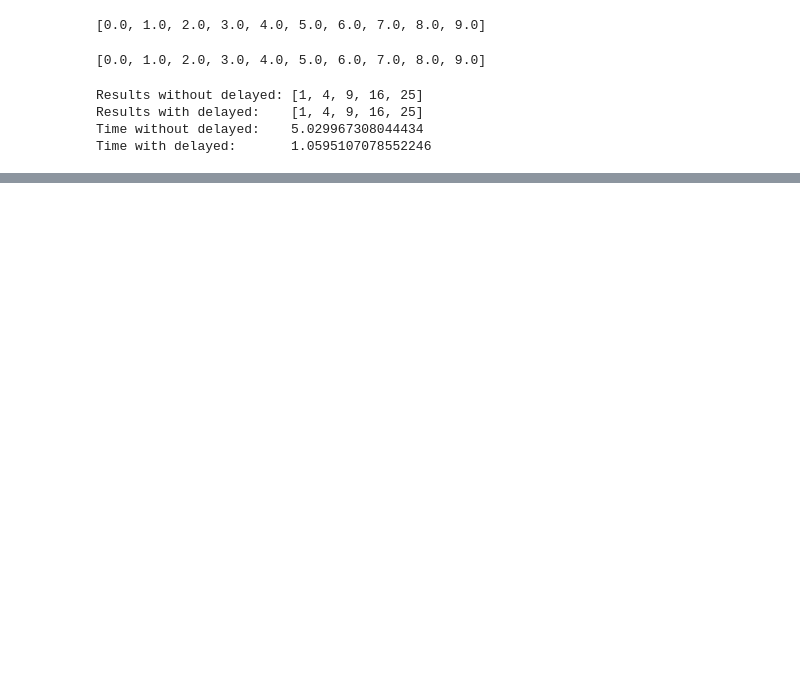
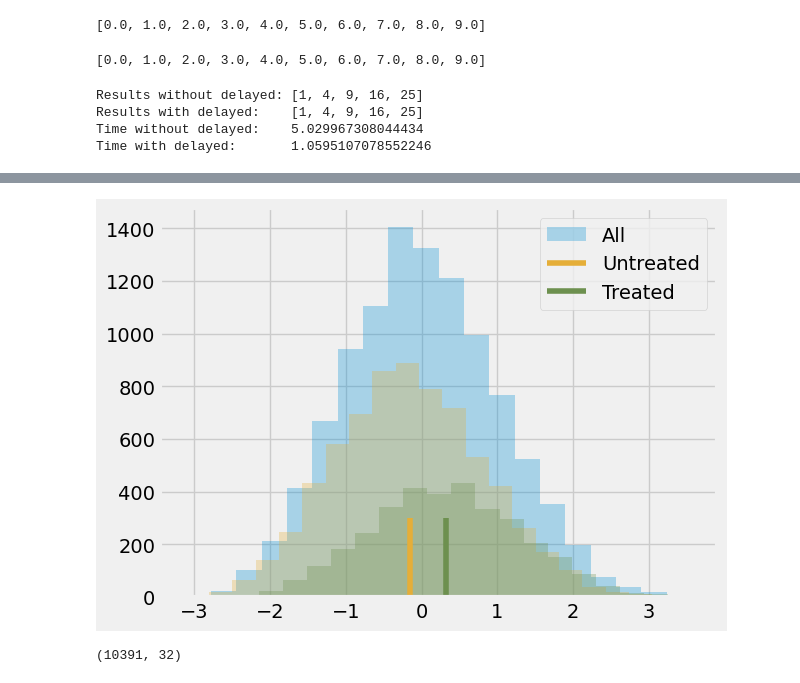
Before and after one commit to orionstar1987/python-causality-handbook, a Jupyter notebook: causal-inference-for-the-brave-and-true/00.Useful-Scripts.ipynb, the cells around one changed output, grey strips where cells are left out. Cells and saved outputs as stored; diff of their text form; code cells hidden in the pictures; blank space fills up the shorter version.

```diff
--- a/causal-inference-for-the-brave-and-true/00.Useful-Scripts.ipynb
+++ b/causal-inference-for-the-brave-and-true/00.Useful-Scripts.ipynb
@@ -62,0 +69,3 @@ Time with delayed:       1.0595107078552246
+# %%
+data = pd.read_csv("./data/learning_mindset.csv")
+data.sample(5, random_state = 5) ## show 5 randm samples
@@ -62,0 +110,22 @@ Time with delayed:       1.0595107078552246
+# %%
+plt.hist(data["achievement_score"], bins=20, alpha=0.3, label="All")
+plt.hist(data.query("intervention==0")["achievement_score"], bins=20, alpha=0.3, color="C2")
+plt.hist(data.query("intervention==1")["achievement_score"], bins=20, alpha=0.3, color="C3")
+plt.vlines(-0.1538, 0, 300, label="Untreated", color="C2")
+plt.vlines(-0.1538+0.4723, 0, 300, label="Treated", color="C3")
+plt.legend();
+# %% [output]
+[figure, added]
+# %%
+## convert the categorical features in the dataset to dummies
+categ = ["ethnicity", "gender", "school_urbanicity"]
+cont = ["school_mindset", "school_achievement", "school_ethnic_minority", "school_poverty", "school_size"]
+
+data_with_categ = pd.concat([
+    data.drop(columns=categ), # dataset without the categorical features
+    pd.get_dummies(data[categ], columns=categ, drop_first=False)# categorical features converted to dummies
+], axis=1)
+
+print(data_with_categ.shape)
+# %% [output]
+(10391, 32)
```
Also changed, not shown: parts of 23 cells of this notebook.
